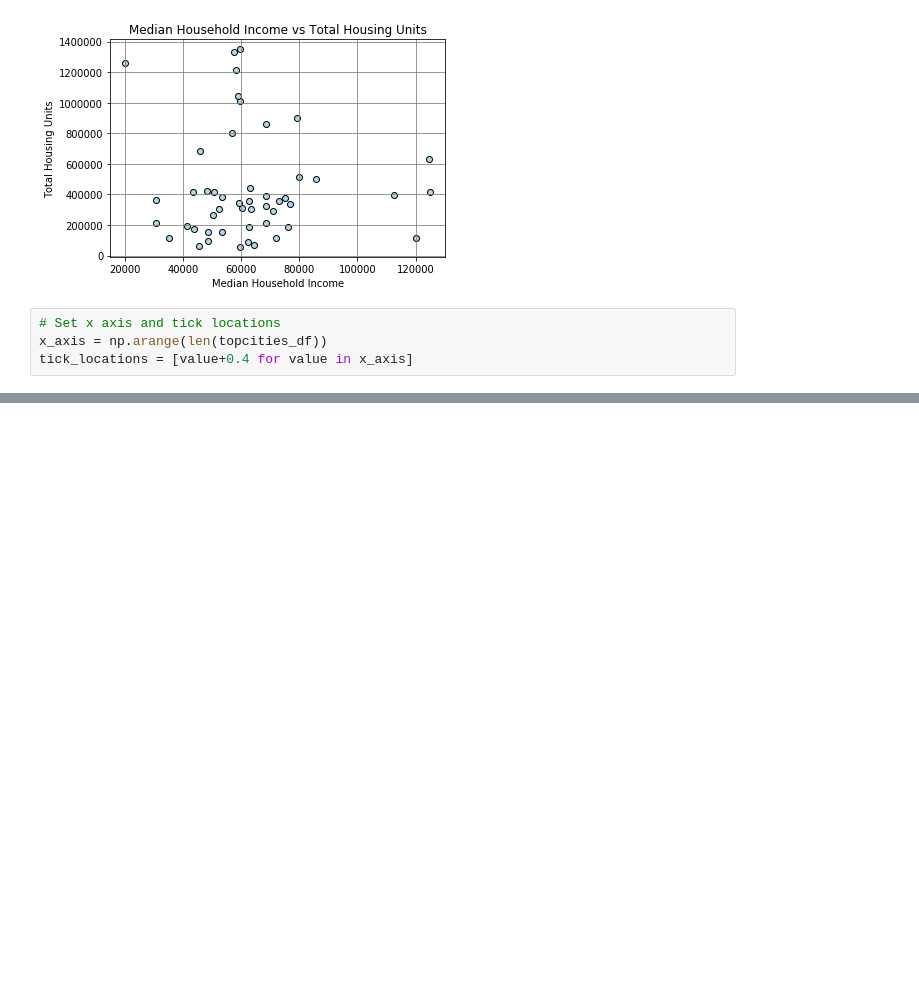
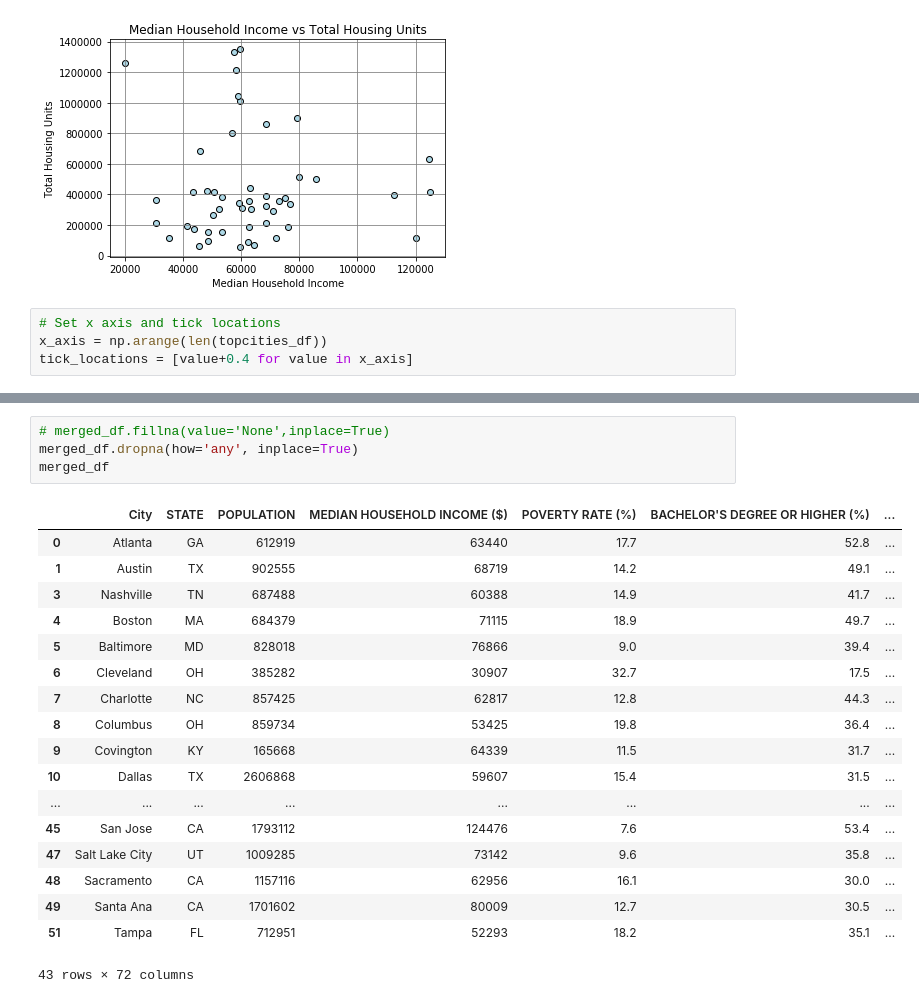
Before and after one commit to ttoffey/Project_One, a Jupyter notebook: Top_Cities_Census.ipynb, the cells around one changed output, grey strips where cells are left out. Drawn from its saved outputs; the diff is of its cells as text; blank space fills up the shorter version.

```diff
--- a/Top_Cities_Census.ipynb
+++ b/Top_Cities_Census.ipynb
@@ -127,0 +176,23 @@ The line equation is: y = -0.61x + 478198.5
+# %%
+# merged_df.fillna(value='None',inplace=True)
+merged_df.dropna(how='any', inplace=True)
+merged_df
+# %% [output]
+|  | City | STATE | POPULATION | MEDIAN HOUSEHOLD INCOME ($) | POVERTY RATE (%) | BACHELOR'S DEGREE OR HIGHER (%) | ... |
+| 0 | Atlanta | GA | 612919 | 63440 | 17.7 | 52.8 | ... |
+| 1 | Austin | TX | 902555 | 68719 | 14.2 | 49.1 | ... |
+| 3 | Nashville | TN | 687488 | 60388 | 14.9 | 41.7 | ... |
+| 4 | Boston | MA | 684379 | 71115 | 18.9 | 49.7 | ... |
+| 5 | Baltimore | MD | 828018 | 76866 | 9.0 | 39.4 | ... |
+| 6 | Cleveland | OH | 385282 | 30907 | 32.7 | 17.5 | ... |
+| 7 | Charlotte | NC | 857425 | 62817 | 12.8 | 44.3 | ... |
+| 8 | Columbus | OH | 859734 | 53425 | 19.8 | 36.4 | ... |
+| 9 | Covington | KY | 165668 | 64339 | 11.5 | 31.7 | ... |
+| 10 | Dallas | TX | 2606868 | 59607 | 15.4 | 31.5 | ... |
+| ... | ... | ... | ... | ... | ... | ... | ... |
+| 45 | San Jose | CA | 1793112 | 124476 | 7.6 | 53.4 | ... |
+| 47 | Salt Lake City | UT | 1009285 | 73142 | 9.6 | 35.8 | ... |
+| 48 | Sacramento | CA | 1157116 | 62956 | 16.1 | 30.0 | ... |
+| 49 | Santa Ana | CA | 1701602 | 80009 | 12.7 | 30.5 | ... |
+| 51 | Tampa | FL | 712951 | 52293 | 18.2 | 35.1 | ... |
+43 rows × 72 columns
```
Also changed, not shown: parts of 8 cells of this notebook.
